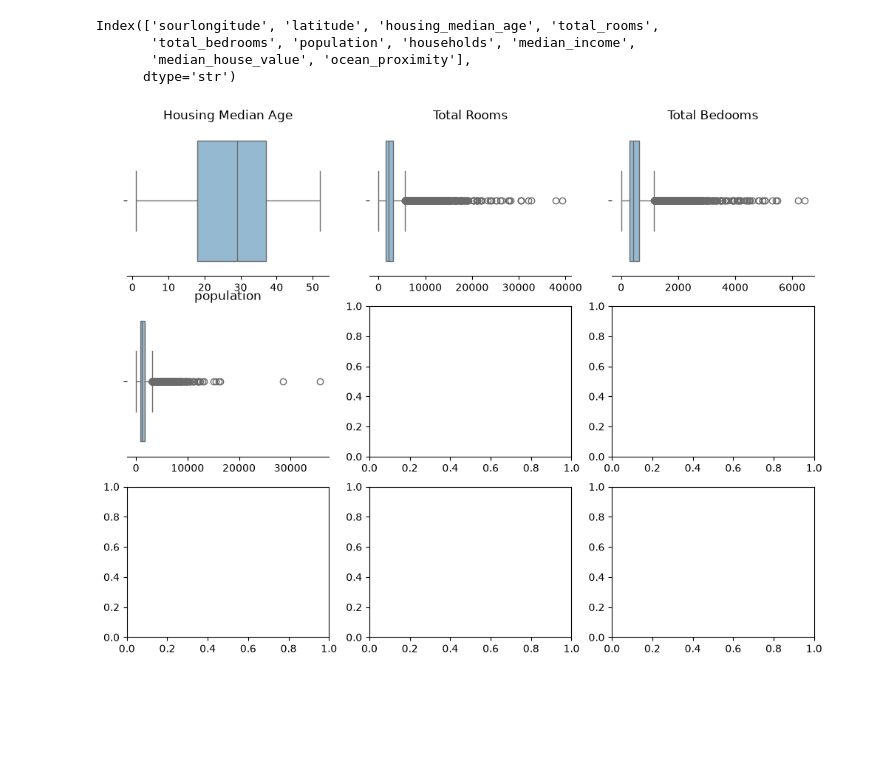
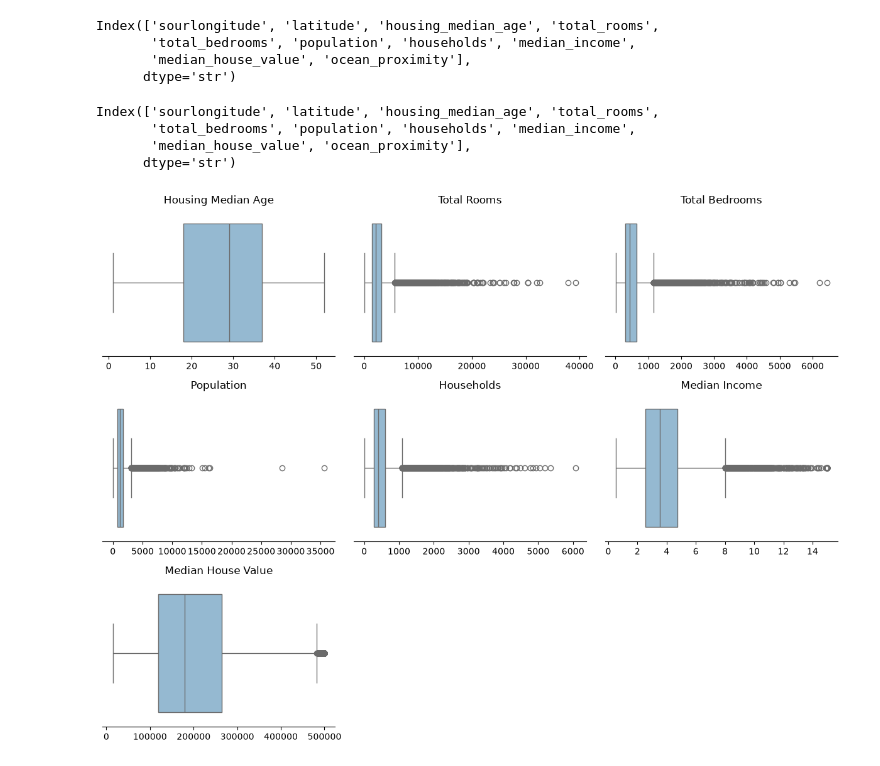
Before and after one commit to Dinkar-107/exploratory_data_analysis, a Jupyter notebook: eda_projcet.ipynb, the cells around one changed output. Cells and saved outputs as stored; diff of their text form; code cells hidden in the pictures; blank space fills up the shorter version.

```diff
--- a/eda_projcet.ipynb
+++ b/eda_projcet.ipynb
@@ -168,38 +168,35 @@ Index(['sourlongitude', 'latitude', 'housing_median_age', 'total_rooms',
        'total_bedrooms', 'population', 'households', 'median_income',
        'median_house_value', 'ocean_proximity'],
       dtype='str')
-# %%
-# outliner detection using boxplots
-fig, axs = plt.subplots(nrows=3, ncols=3, figsize = (12,9))
-
-sns.boxplot(data=df, x = 'housing_median_age', ax = axs[0][0])
-axs[0][0].set_title('Housing Median Age')
-axs[0][0].set_ylabel('')
-axs[0][0].set_xlabel('')
-axs[0][0].set_yticks([0])
-axs[0][0].spines[['top', 'left', 'right']].set_visible(False)
-
-sns.boxplot(data=df, x = 'total_rooms', ax = axs[0][1])
-axs[0][1].set_title('Total Rooms')
-axs[0][1].set_ylabel('')
-axs[0][1].set_xlabel('')
-axs[0][1].set_yticks([0])
-axs[0][1].spines[['top', 'left', 'right']].set_visible(False)
-
-sns.boxplot(data=df, x = 'total_bedrooms', ax = axs[0][2])
-axs[0][2].set_title('Total Bedooms')
-axs[0][2].set_ylabel('')
-axs[0][2].set_xlabel('')
-axs[0][2].set_yticks([0])
-axs[0][2].spines[['top', 'left', 'right']].set_visible(False)
-
-sns.boxplot(data=df, x = 'population', ax = axs[1][0])
-axs[1][0].set_title('population')
-axs[1][0].set_ylabel('')
-axs[1][0].set_xlabel('')
-axs[1][0].set_yticks([0])
-axs[1][0].spines[['top', 'left', 'right']].set_visible(False)
-
-plt.show()
-# %% [output]
-[figure, removed]
+# %%
+df.columns
+# %% [output]
+Index(['sourlongitude', 'latitude', 'housing_median_age', 'total_rooms',
+       'total_bedrooms', 'population', 'households', 'median_income',
+       'median_house_value', 'ocean_proximity'],
+      dtype='str')
+# %%
+# outlier detection using boxplots
+
+cols = ['housing_median_age', 'total_rooms', 'total_bedrooms', 'population', 'households', 'median_income', 'median_house_value']
+
+fig, axs = plt.subplots(nrows=3, ncols=3, figsize = (12,9))
+axs = axs.flatten()
+
+for i, col in enumerate(cols):
+       sns.boxplot(data=df, x = col, ax = axs[i])
+       axs[i].set_title(col.replace('_',' ').title())
+       axs[i].set_ylabel('')
+       axs[i].set_xlabel('')
+       axs[i].set_yticks([])
+       axs[i].spines[['top', 'left', 'right']].set_visible(False)
+
+for j in range(len(cols), len(axs)):
+
+    axs[j].set_visible(False)
+
+
+plt.tight_layout()
+plt.show()
+# %% [output]
+[figure, added]
```
Also changed, not shown: parts of 6 cells of this notebook.
